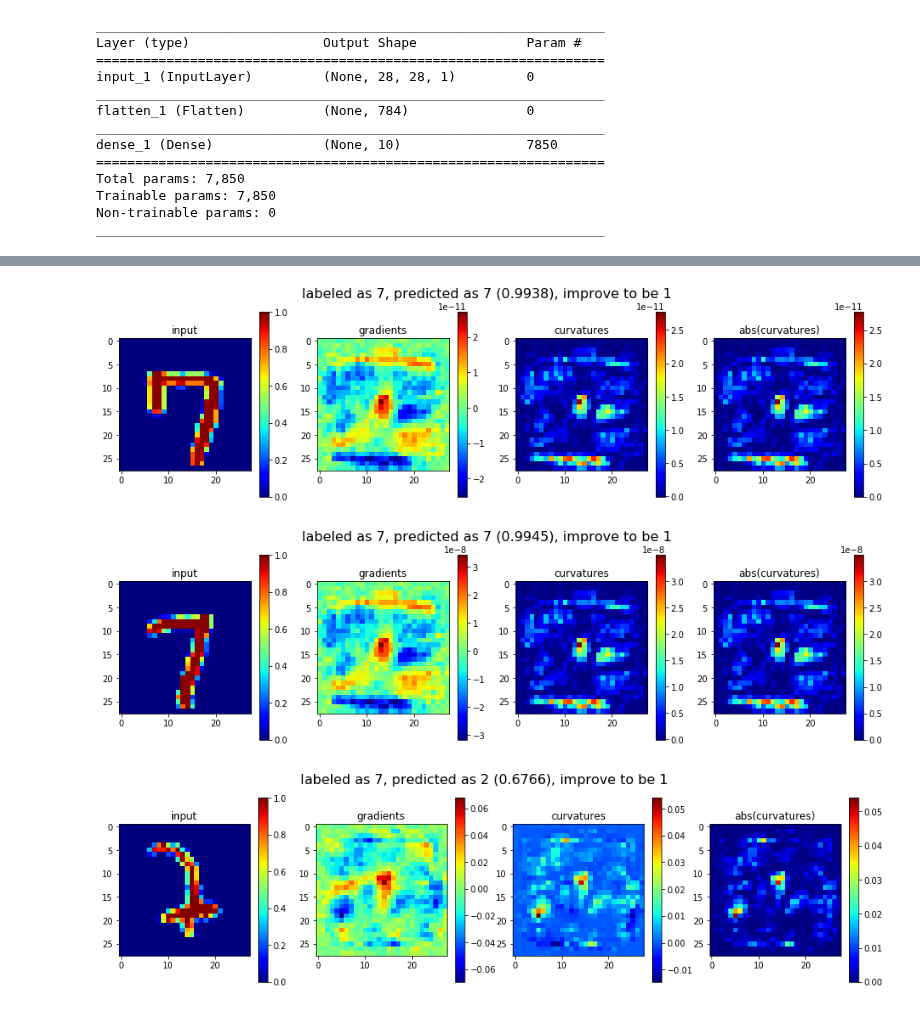
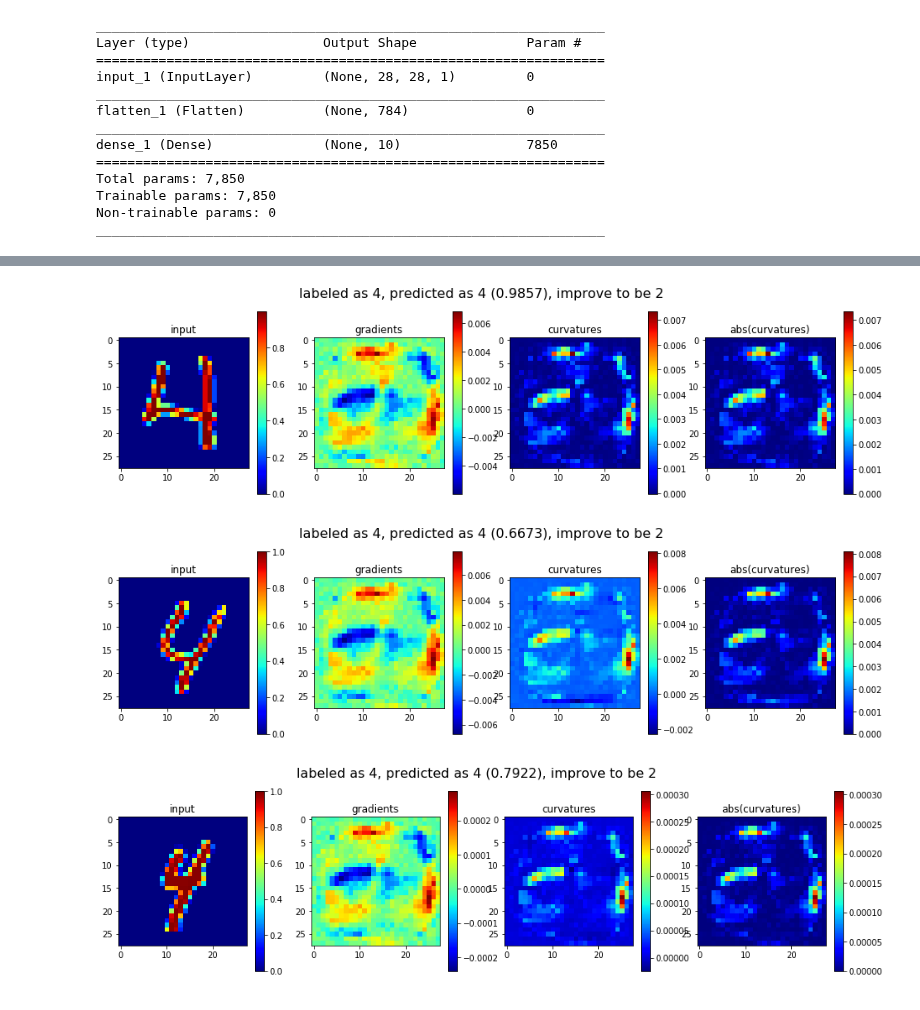
Before and after one commit to mammalwong/ml-study, a Jupyter notebook: gradnet.ipynb, the cells around one changed output, grey strips where cells are left out. Drawn from its saved outputs; the diff is of its cells as text; code cells hidden in the pictures.

```diff
--- a/gradnet.ipynb
+++ b/gradnet.ipynb
@@ -49,7 +49,7 @@ Epoch 5/5
 <keras.callbacks.History at 0x...>
 # %%
 @functools.lru_cache()
-def get_grad_curv(i):
+def get_grad(i):
     print(f'generating grad model of digit {i}')
     X = M(X_input)
     X = %time keras.layers.Lambda( \
@@ -58,8 +58,11 @@ def get_grad_curv(i):
         arguments={'i':i})([X_input, X])
     G = keras.Model(X_input, X)
     G.compile('adam', 'mse')
+    return G
+@functools.lru_cache()
+def get_curv(i):
     print(f'generating curv model of digit {i}')
-    X = G(X_input)
+    X = get_grad(i)(X_input)
     def compute_hessian(x):
         return K.stop_gradient(K.reshape(K.stack([
             K.gradients(x[1][:,iy,ix,:], x[0])[0]
@@ -77,4 +80,4 @@ def get_grad_curv(i):
         compute_curv, output_shape=(28,28,1))([X_input, X])
     C = keras.Model(X_input, X)
     C.compile('adam', 'mse')
-    return G,C
+    return C
@@ -81,6 +113,6 @@ def get_grad_curv(i):
 # %%
 def test_plot(test_label, improve_as):
-    G,C = get_grad_curv(improve_as)
+    G,C = get_grad(improve_as), get_curv(improve_as)
     test_idx = np.random.choice(np.where(ytest == test_label)[0])
     test = xtest[test_idx:test_idx+1]
     pred = M.predict(test)
@@ -123,4 +158,4 @@ for _ in range(3):
 # %%
 for _ in range(3):
-    test_plot(7, 1)
+    test_plot(4, 2)
 # %% [output]
@@ -127,3 +165,3 @@ for _ in range(3):
-[figure, old version]
+[figure, new version]
-[figure, old version]
+[figure, new version]
-[figure, old version]
+[figure, new version]
```
Also changed, not shown: parts of 5 cells of this notebook.
